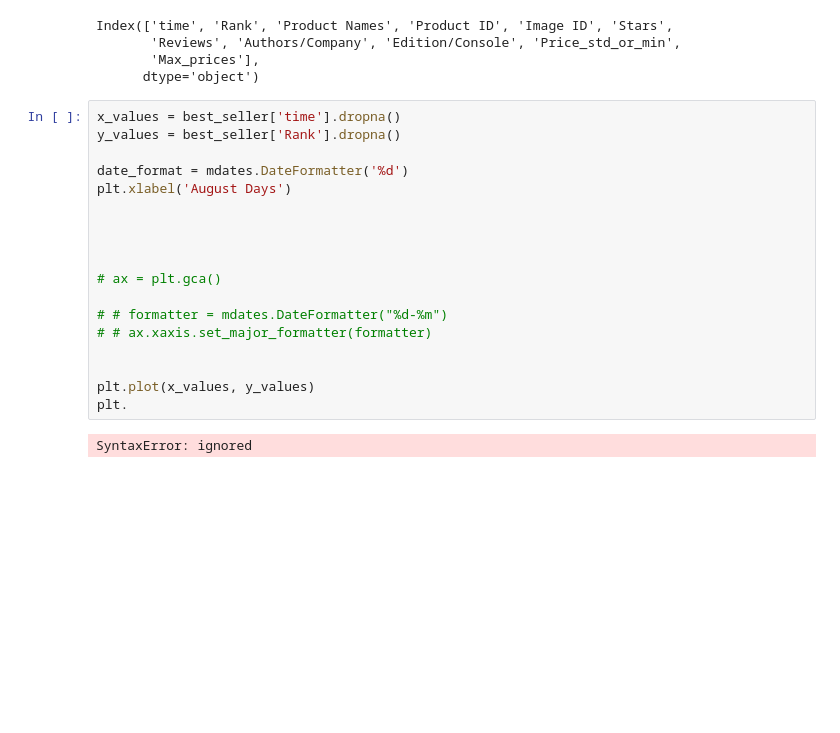
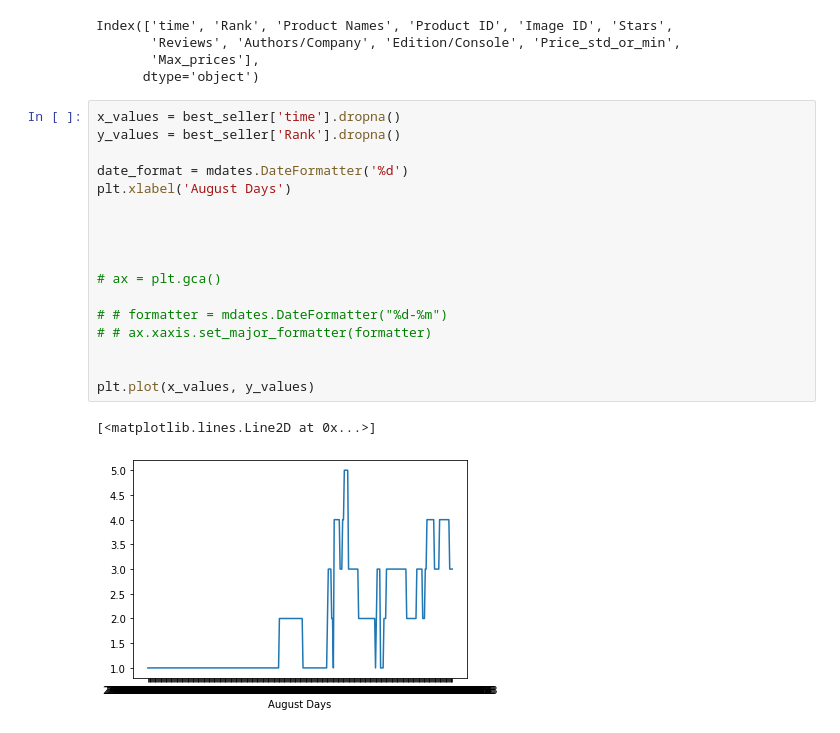
Before and after one commit to Edward-TL/amazon_scraper, a Jupyter notebook: Amazon_Mx_Music_Rank.ipynb, the cells around one changed output. Saved outputs shown, nothing was run; the diff lists cells and outputs as text; blank space fills up the shorter version.

```diff
--- a/Amazon_Mx_Music_Rank.ipynb
+++ b/Amazon_Mx_Music_Rank.ipynb
@@ -268,20 +373,20 @@ Index(['time', 'Rank', 'Product Names', 'Product ID', 'Image ID', 'Stars',
 # %%
 x_values = best_seller['time'].dropna()
 y_values = best_seller['Rank'].dropna()
 
 date_format = mdates.DateFormatter('%d')
 plt.xlabel('August Days')
 
 
 
 
 # ax = plt.gca()
 
 # # formatter = mdates.DateFormatter("%d-%m")
 # # ax.xaxis.set_major_formatter(formatter)
 
 
 plt.plot(x_values, y_values)
-plt.
 # %% [output]
-SyntaxError: ignored
+[<matplotlib.lines.Line2D at 0x...>]
+[figure, added]
```
Also changed, not shown: parts of 13 cells of this notebook.
